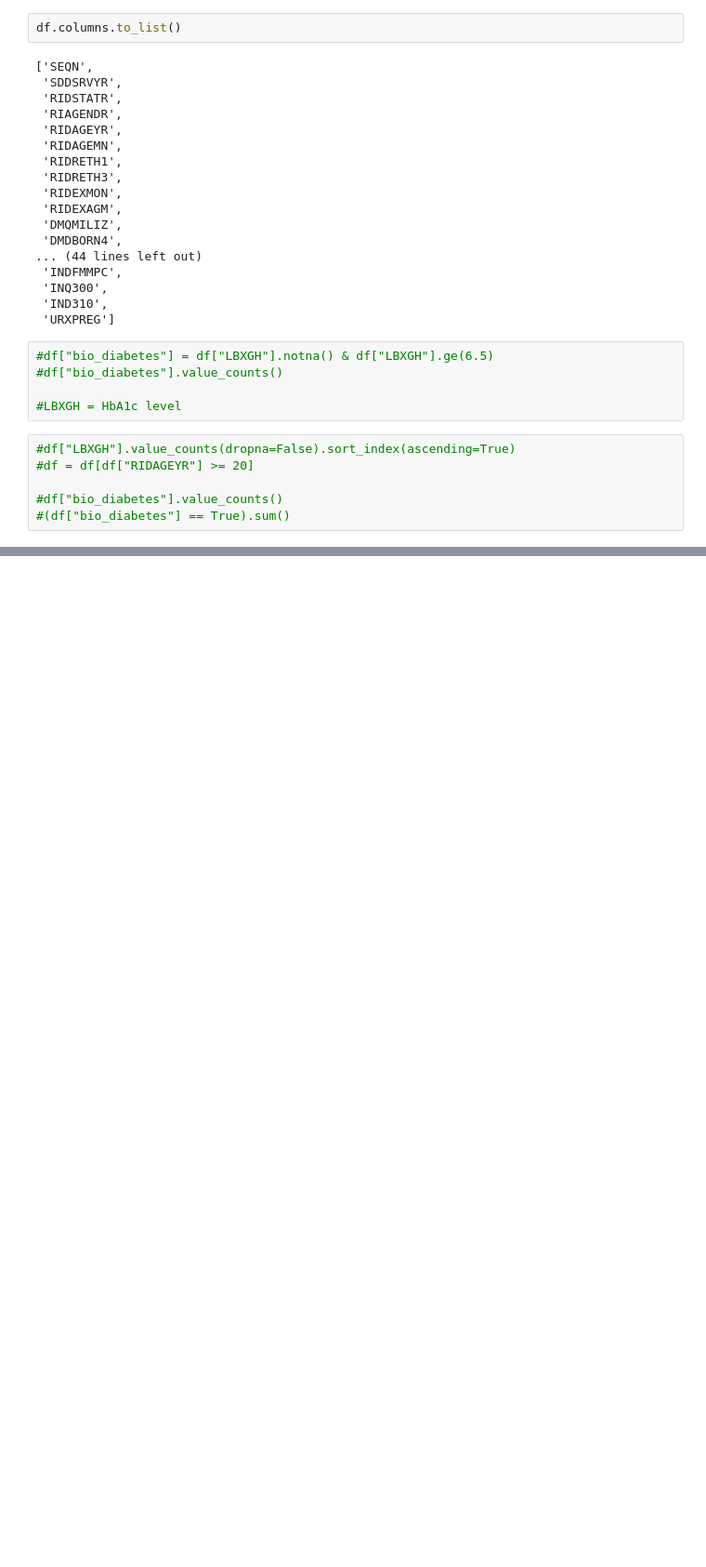
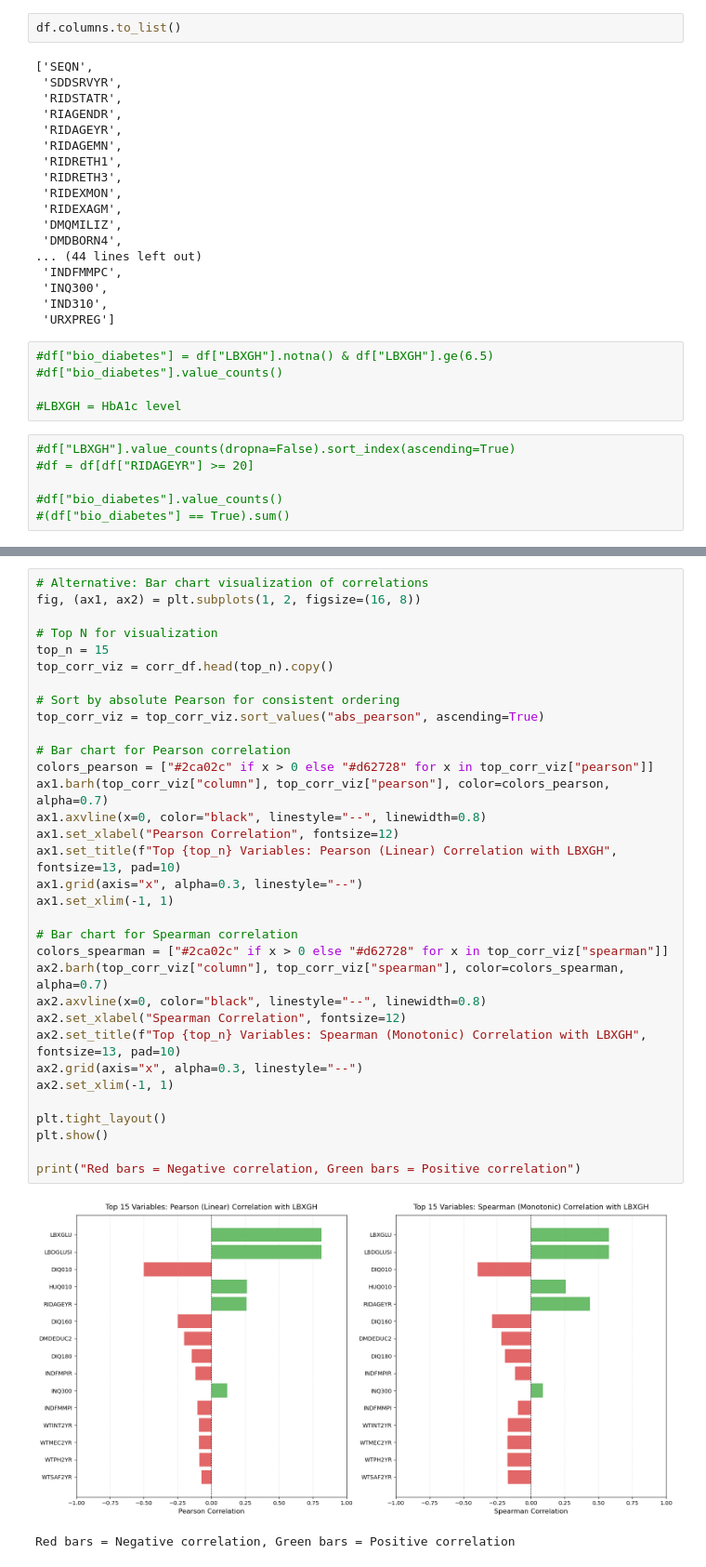
Before and after one commit to unnatiagarwal02/BMI_Applied_project, a Jupyter notebook: Data_understanding.ipynb, the cells around one changed output, grey strips where cells are left out. Shown at 93% size. Saved outputs shown, nothing was run; the diff lists cells and outputs as text; blank space fills up the shorter version.

```diff
--- a/Data_understanding.ipynb
+++ b/Data_understanding.ipynb
@@ -148,0 +335,36 @@ Shape: (5964, 60)
+# %%
+# Alternative: Bar chart visualization of correlations
+fig, (ax1, ax2) = plt.subplots(1, 2, figsize=(16, 8))
+
+# Top N for visualization
+top_n = 15
+top_corr_viz = corr_df.head(top_n).copy()
+
+# Sort by absolute Pearson for consistent ordering
+top_corr_viz = top_corr_viz.sort_values("abs_pearson", ascending=True)
+
+# Bar chart for Pearson correlation
+colors_pearson = ["#2ca02c" if x > 0 else "#d62728" for x in top_corr_viz["pearson"]]
+ax1.barh(top_corr_viz["column"], top_corr_viz["pearson"], color=colors_pearson, alpha=0.7)
+ax1.axvline(x=0, color="black", linestyle="--", linewidth=0.8)
+ax1.set_xlabel("Pearson Correlation", fontsize=12)
+ax1.set_title(f"Top {top_n} Variables: Pearson (Linear) Correlation with LBXGH", fontsize=13, pad=10)
+ax1.grid(axis="x", alpha=0.3, linestyle="--")
+ax1.set_xlim(-1, 1)
+
+# Bar chart for Spearman correlation
+colors_spearman = ["#2ca02c" if x > 0 else "#d62728" for x in top_corr_viz["spearman"]]
+ax2.barh(top_corr_viz["column"], top_corr_viz["spearman"], color=colors_spearman, alpha=0.7)
+ax2.axvline(x=0, color="black", linestyle="--", linewidth=0.8)
+ax2.set_xlabel("Spearman Correlation", fontsize=12)
+ax2.set_title(f"Top {top_n} Variables: Spearman (Monotonic) Correlation with LBXGH", fontsize=13, pad=10)
+ax2.grid(axis="x", alpha=0.3, linestyle="--")
+ax2.set_xlim(-1, 1)
+
+plt.tight_layout()
+plt.show()
+
+print("Red bars = Negative correlation, Green bars = Positive correlation")
+# %% [output]
+[figure, added]
+Red bars = Negative correlation, Green bars = Positive correlation
```
Also changed, not shown: parts of 17 cells of this notebook, 6 other files.
